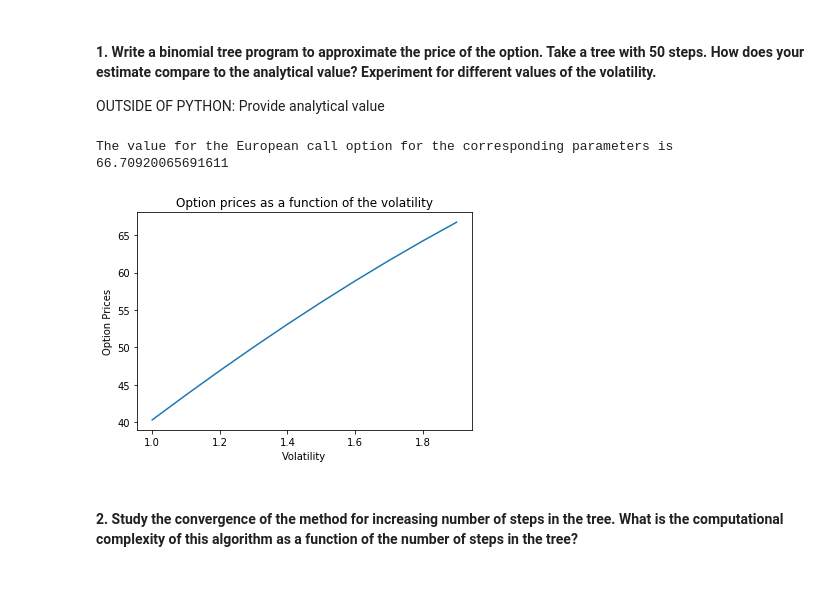
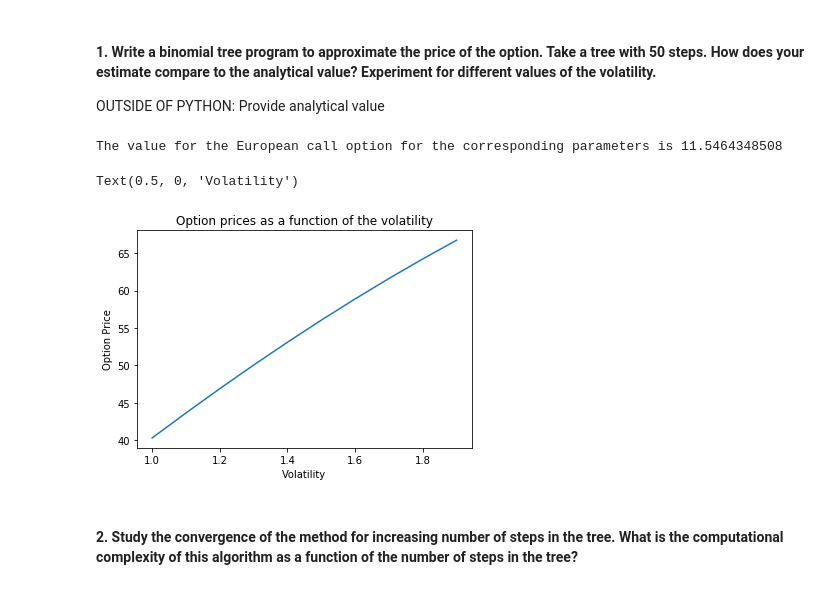
Before and after one commit to Nizario/ComputationalFinance, a Jupyter notebook: Assignments/Assignment1/main.ipynb, the cells around one changed output. Cells and saved outputs as stored; diff of their text form; code cells hidden in the pictures.

```diff
--- a/Assignments/Assignment1/main.ipynb
+++ b/Assignments/Assignment1/main.ipynb
@@ -33,7 +33,7 @@ Code: https://seelio.com/w/2c0v/binomial-pricing-model-for-options
 K = 99 # strike price
 S0 = 100 # current price of the stock
 N = 50 # time steps
-sigma = 1.2 # volatility
+sigma = 0.2 # volatility
 r = .06 # risk free rate
 T = 1 # year
 areaType = "European"
@@ -45,6 +45,7 @@ OUTSIDE OF PYTHON: Provide analytical value
 import math
 import numpy as np
 import matplotlib.pyplot as plt
+%matplotlib inline
 
 def binomial_tree(K, S0, N, sigma, r, T, areaType):
     dt = np.float(T)/N # length of a stip in the tree
@@ -63,37 +64,37 @@ def binomial_tree(K, S0, N, sigma, r, T, areaType):
         for j in range(0, i + 1):
             option[j] = np.exp(-r*dt)*(p*option[j]+(1-p)*option[j+1])
 
             if areaType=="AmericanCall":
                 ST[j]=np.exp(-r*dt)*(p*ST[j]+(1-p)*ST[j+1])
                 option[j]=max(option[j], max((ST[j]-K),0))
 
             if areaType=="AmericanPut":
                 ST[j]=np.exp(-r*dt)*(p*ST[j]+(1-p)*ST[j+1])
                 option[j]=max(option[j], max(-1*(ST[j]-K),0))
 
     return(option[0])
 
 # Calculate the option price and print it
 option_price = binomial_tree(K, S0, N, sigma, r, T, areaType)
 print('The value for the European call option for the corresponding parameters is ' + str(option_price))
 
 # Experiment for different values of the volatility
 
 volatilities = [(1+ i/10) for i in range(10)]
 option_prices = []
 
 for sigma in volatilities:
     option_price = binomial_tree(K, S0, N, sigma, r, T, areaType)
     option_prices.append(option_price)
 
 plt.title('Option prices as a function of the volatility')
 plt.plot(volatilities, option_prices)
-plt.ylabel('Option Prices')
+plt.ylabel('Option Price')
 plt.xlabel('Volatility')
-plt.show()
 # %% [output]
-The value for the European call option for the corresponding parameters is 66.70920065691611
+The value for the European call option for the corresponding parameters is 11.5464348508
+Text(0.5, 0, 'Volatility')
-[figure, old version]
+[figure, new version]
 # %% [markdown]
 #### 2. Study the convergence of the method for increasing number of steps in the tree. What is the computational complexity of this algorithm as a function of the number of steps in the tree?
 # %%
```
Also changed, not shown: parts of 2 cells of this notebook, 12 other files.
